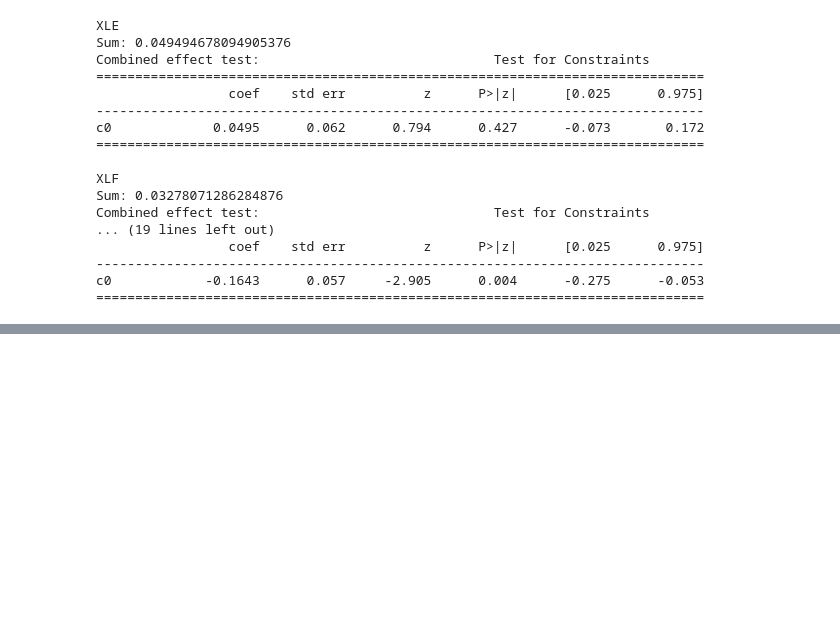
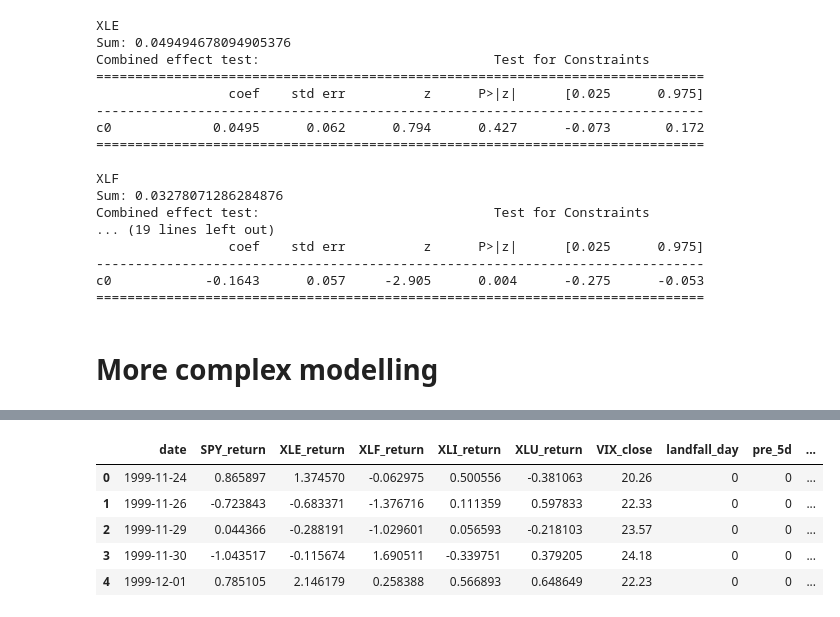
Before and after one commit to JoeNeglia/Natural_Disaster_Stock_Market, a Jupyter notebook: code/linear_regression/model_design.ipynb, the cells around one changed output, grey strips where cells are left out. Saved outputs shown, nothing was run; the diff lists cells and outputs as text; code cells hidden in the pictures; blank space fills up the shorter version.

Commit message:
very nice lag model with correct data, null results

```diff
--- a/code/linear_regression/model_design.ipynb
+++ b/code/linear_regression/model_design.ipynb
@@ -9,7 +9,7 @@ from linearmodels.system import SUR
 # Data
 # %%
 stock_df = pd.read_csv("/home/jovyan/Fall_2026/data_mining/Natural_Disaster_Stock_Market/data/stock_data/market_raw.csv")
-hurricane_df = pd.read_csv("/home/jovyan/Fall_2026/data_mining/Natural_Disaster_Stock_Market/data/disaster_data/emdat_noaa_matched.csv")
+hurricane_df = pd.read_csv("/home/jovyan/Fall_2026/data_mining/Natural_Disaster_Stock_Market/data/disaster_data/us_landfall_hurricanes_hurdat.csv")
 hurricane_df['start_date'] = pd.to_datetime(hurricane_df['start_date'], format='%Y-%m-%d')
 hurricane_df['end_date'] = pd.to_datetime(hurricane_df['end_date'], format='%Y-%m-%d')
 print("Hurricane Columns: ", hurricane_df.columns)
@@ -397,3 +360,73 @@ Combined effect test:                              Test for Constraints
 ------------------------------------------------------------------------------
 c0            -0.1643      0.057     -2.905      0.004      -0.275      -0.053
 ==============================================================================
+# %% [markdown]
+# More complex modelling
+# %%
+import pandas as pd
+
+df = pd.DataFrame()
+df["date"] = pd.to_datetime(stock_df["Date"])
+
+for ticker in ["SPY", "XLE", "XLF", "XLI", "XLU"]:
+    df[f"{ticker}_return"] = (
+        (stock_df[f"{ticker}_Close"] - stock_df[f"{ticker}_Open"])
+        / stock_df[f"{ticker}_Open"]
+    ) * 100
+
+df["VIX_close"] = stock_df["^VIX_Close"]
+df = df.sort_values("date").reset_index(drop=True)
+
+hurricanes = hurricane_df.copy()
+
+hurricanes["first_us_landfall_date"] = pd.to_datetime(
+    hurricanes["first_us_landfall_date"], errors="coerce"
+)
+
+landfall_dates = (
+    hurricanes["first_us_landfall_date"]
+    .dropna()
+    .dt.normalize()
+    .unique()
+)
+
+df["landfall_day"] = 0
+df["pre_5d"] = 0
+df["post_5d"] = 0
+df["post_6_10d"] = 0
+df["max_category"] = 0
+
+df["landfall_date"] = pd.NaT
+
+for date in landfall_dates:
+    # first trading day on or after landfall
+    i = df["date"].searchsorted(date)
+
+    if i >= len(df):
+        continue
+
+    df.loc[i, "landfall_day"] = 1
+    df.loc[i, "landfall_date"] = date
+
+    # five trading days before landfall
+    df.loc[max(0, i-5):i-1, "pre_5d"] = 1
+
+    # five trading days after landfall
+    df.loc[i+1:min(i+5, len(df)-1), "post_5d"] = 1
+
+    # days 6-10 after landfall
+    df.loc[i+6:min(i+10, len(df)-1), "post_6_10d"] = 1
+
+    if pd.notna(storm["peak_category"]):
+        category = int(storm["peak_category"].split()[-1])
+        df.loc[active, "max_category"] = df.loc[
+            active, "max_category"
+        ].clip(lower=category)
+
+
+flags = ["pre_5d", "landfall_day", "post_5d", "post_6_10d"]
+
+print(df.shape)
+print(df[flags].sum())
+df.head()
+# %% [output]
@@ -399,0 +439,6 @@ c0            -0.1643      0.057     -2.905      0.004      -0.275      -0.053
+|  | date | SPY_return | XLE_return | XLF_return | XLI_return | XLU_return | VIX_close | landfall_day | pre_5d | ... |
+| 0 | 1999-11-24 | 0.865897 | 1.374570 | -0.062975 | 0.500556 | -0.381063 | 20.26 | 0 | 0 | ... |
+| 1 | 1999-11-26 | -0.723843 | -0.683371 | -1.376716 | 0.111359 | 0.597833 | 22.33 | 0 | 0 | ... |
+| 2 | 1999-11-29 | 0.044366 | -0.288191 | -1.029601 | 0.056593 | -0.218103 | 23.57 | 0 | 0 | ... |
+| 3 | 1999-11-30 | -1.043517 | -0.115674 | 1.690511 | -0.339751 | 0.379205 | 24.18 | 0 | 0 | ... |
+| 4 | 1999-12-01 | 0.785105 | 2.146179 | 0.258388 | 0.566893 | 0.648649 | 22.23 | 0 | 0 | ... |
```
Also changed, not shown: parts of 7 cells of this notebook.
